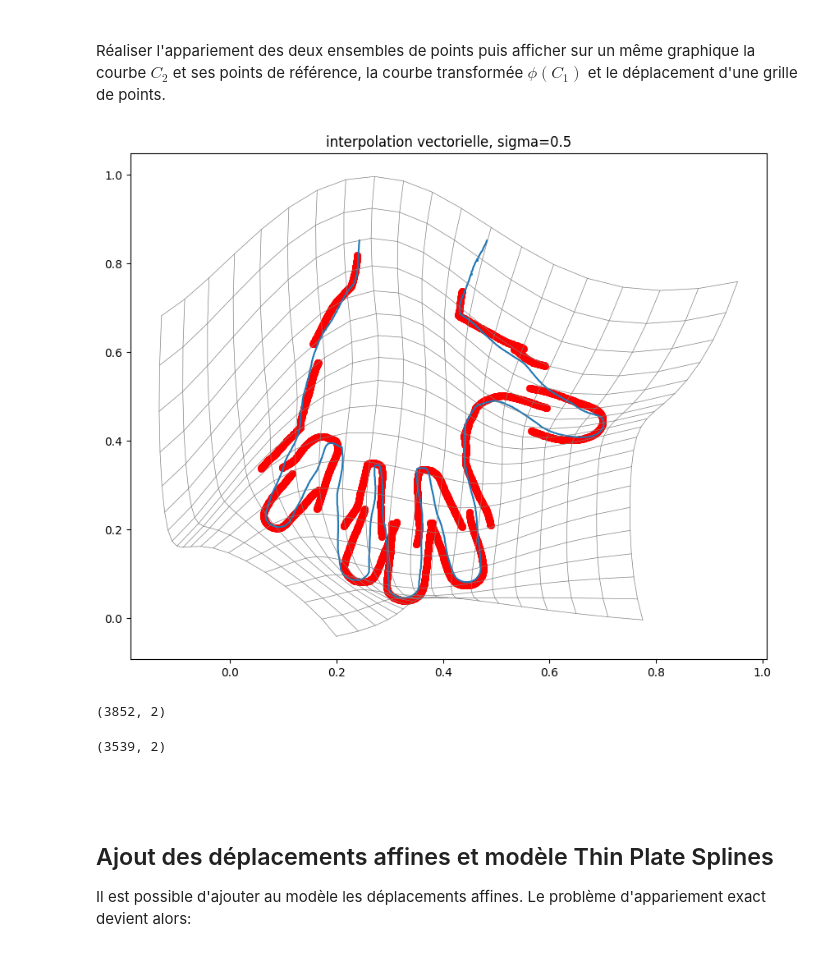
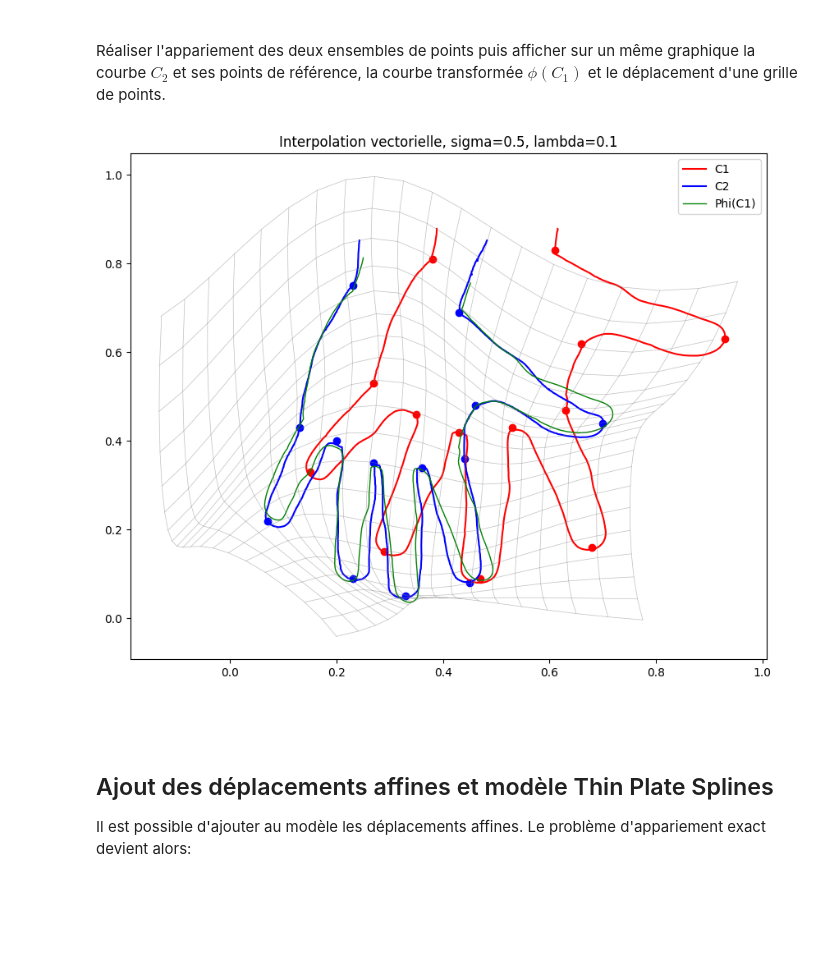
Before and after one commit to pbarbarant/gef24, a Jupyter notebook: TP1/TP1_GEF_session.ipynb, the cells around one changed output. Drawn from its saved outputs; the diff is of its cells as text; code cells hidden in the pictures; blank space fills up the shorter version.

```diff
--- a/TP1/TP1_GEF_session.ipynb
+++ b/TP1/TP1_GEF_session.ipynb
@@ -487,38 +487,33 @@ z= [[0.43 0.69]
 
 Réaliser l'appariement des deux ensembles de points puis afficher sur un même graphique la courbe $C_2$ et ses points de référence, la courbe transformée $\phi(C_1)$ et le déplacement d'une grille de points.
 # %%
+sigma = 0.5
 gamma = z-y
 t = np.linspace(0,1,20)
 X1, X2 = np.meshgrid(t,t)
 V1, V2 = InterpGrid2D(X1,X2,y,gamma,gauss(sigma))
-plt.title("interpolation vectorielle, sigma="+str(sigma))
+C1_deformed = C1 + Interp(C1, y, gamma, gauss(sigma), l=0.1)
 
 X1_deformed = X1 + V1
 X2_deformed = X2 + V2
 
-# Transform the C1 points using the closest point in the deformed grid and smooth the result
-C1_deformed = np.zeros(C1.shape)
-for i in range(C1.shape[0]):
-    d = np.linalg.norm(C1[i] - y, axis=1)
-    idx = np.argmin(d)
-    C1_deformed[i] = C1[i] + gamma[idx]
+plt.plot(C1[:,0],C1[:,1], label="C1", color='r')
+plt.plot(C2[:,0],C2[:,1], label="C2", color='b')
+plt.plot(C1_deformed[:,0],C1_deformed[:,1], color='g', linestyle='-', linewidth=1, label="Phi(C1)")
 
-plt.scatter(C1_deformed[:,0],C1_deformed[:,1], color='r', linestyle='-', linewidth=0.5)
+# Plot grid deformation
+plt.plot(X1_deformed, X2_deformed, color='gray', linestyle='-', linewidth=0.5, alpha=0.5)
+plt.plot(X1_deformed.T, X2_deformed.T, color='gray', linestyle='-', linewidth=0.5, alpha=0.5)
 
-plt.plot(C2[:,0],C2[:,1])
-plt.plot(X1_deformed, X2_deformed, color='gray', linestyle='-', linewidth=0.5)
-plt.plot(X1_deformed.T, X2_deformed.T, color='gray', linestyle='-', linewidth=0.5)
+# Plot landmarks
+plt.scatter(y[:,0],y[:,1],color='r')
+plt.scatter(z[:,0],z[:,1],color='b')
+
+plt.legend()
+plt.title(f"Interpolation vectorielle, sigma={sigma}, lambda={l}")
 plt.show()
 # %% [output]
-[figure, old version]
+[figure, new version]
-# %%
-V1.shape
-# %% [output]
-(3852, 2)
-# %%
-print(C2.shape)
-# %% [output]
-(3539, 2)
 # %% [markdown]
 <br>
 <br>
```
Also changed, not shown: parts of 7 cells of this notebook.
